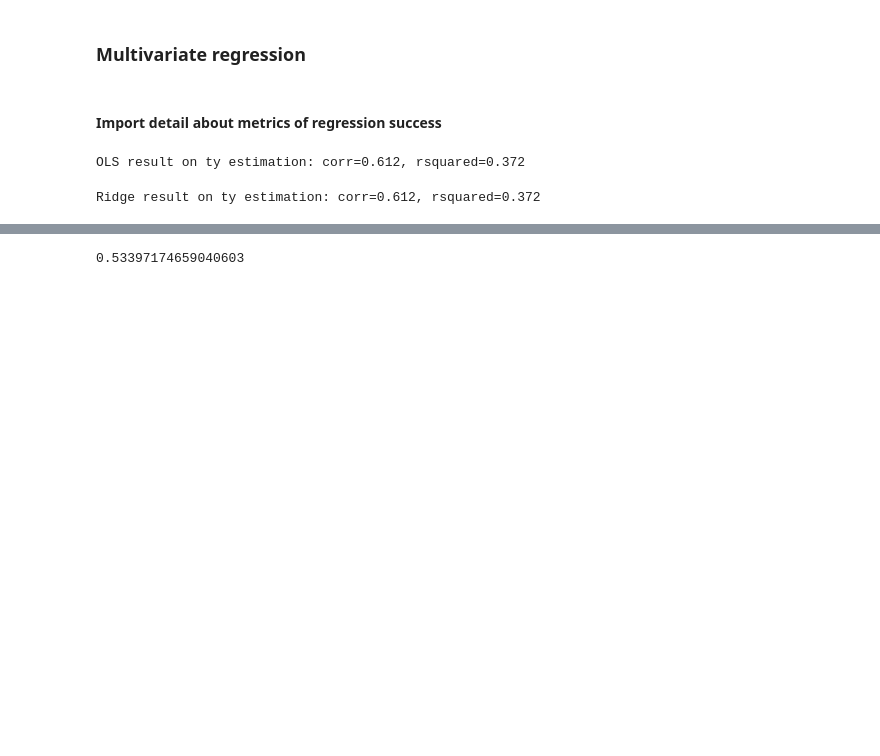
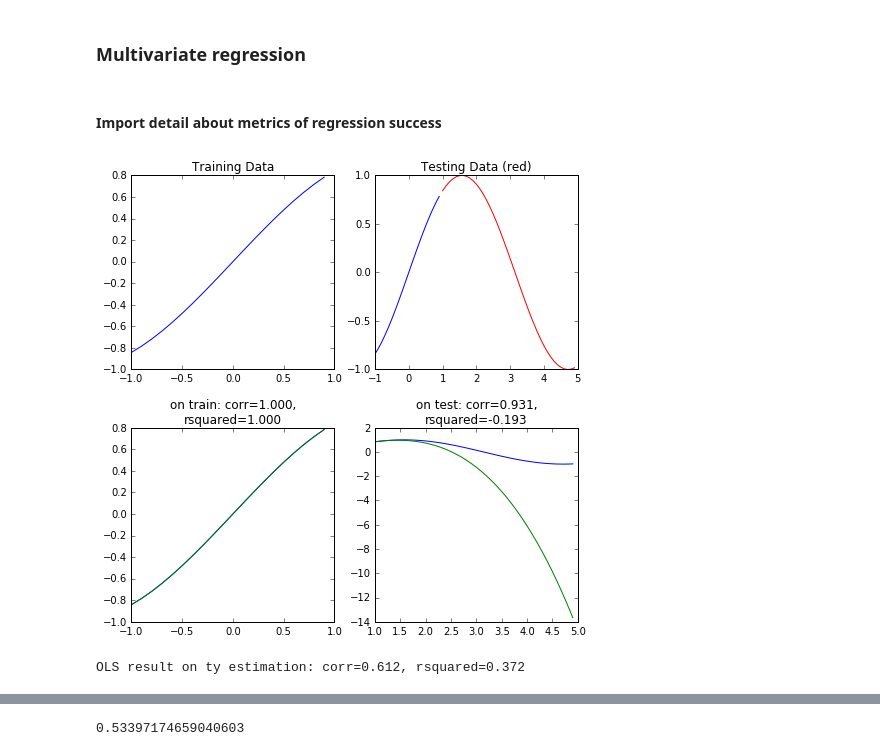
Before and after one commit to neuroailab/psych253, a Jupyter notebook: Lecture7.ipynb, the cells around one changed output, grey strips where cells are left out. Cells and saved outputs as stored; diff of their text form; code cells hidden in the pictures; blank space fills up the shorter version.

```diff
--- a/Lecture7.ipynb
+++ b/Lecture7.ipynb
@@ -71,39 +95,59 @@ from sklearn.linear_model import LinearRegression
 # %%
+#Let's regress the sine function
 func = np.sin
 
+#we'll train on data range 1
 data1 = np.arange(-1, 1, .1)
+#and test on data range 2
 data2 = np.arange(1, 5, .1)
 y1 = func(data1)
 y2 = func(data2)
 
-predictors1 = np.array([data1**i for i in range(4)]).T
-predictors2 = np.array([data2**i for i in range(4)]).T
+#we'll allow predictors up to the 4th power e.g.
+#4th-order polynomials
+polyorder = 4
+regressors1 = np.array([data1**i for i in range(polyorder)]).T
+regressors2 = np.array([data2**i for i in range(polyorder)]).T
 
-regressor = LinearRegression()
-regressor.fit(predictors1, y1)
-predictions1 = regressor.predict(predictors1)
-predictions2 = regressor.predict(predictors2)
+#now let's fit the model
+model = LinearRegression()
+model.fit(regressors1, y1)
 
+#and get its predictions both on datarange 1 and datarange 2
+predictions1 = model.predict(regressors1) #training data range
+predictions2 = model.predict(regressors2) #testing data range
+
+#and let's look at the correlation metric
 corr1 = stats.pearsonr(y1, predictions1)[0]
 corr2 = stats.pearsonr(y2, predictions2)[0]
 
+#as well as the rsquared metric
 rs1 = rsquared(y1, predictions1)
 rs2 = rsquared(y2, predictions2)
 
 fig = plt.figure(figsize=(8, 8))
 plt.subplot(2, 2, 1)
 plt.plot(data1, y1)
 plt.title('Training Data')
 plt.subplot(2, 2, 2)
 plt.plot(data1, y1)
 plt.plot(data2, y2, color='r')
 plt.title('Testing Data (red)')
 plt.subplot(2, 2, 3)
 plt.plot(data1, y1)
 plt.plot(data1, predictions1)
-plot.title('on train: corr=%.3f, rsquared=%.3f' % (corr1, rs1))
+plt.title('on train: corr=%.3f,\nrsquared=%.3f' % (corr1, rs1))
 plt.subplot(2, 2, 4)
 plt.plot(data2, y2)
 plt.plot(data2, predictions2)
-plot.title('on train: corr=%.3f, rsquared=%.3f' % (corr2, rs))
+plt.title('on test: corr=%.3f,\nrsquared=%.3f' % (corr2, rs2))
+
+plt.subplots_adjust(hspace=.3)
+
+#the correlation metric is misleading. actually the rsquared metric is negative
+#which means that the testing data it would have been better to pick the mean
+#than to use the predictions here.  bad overfitting.  but not easily shown
+#by looking at the correlation metric
+# %% [output]
+[figure, added]
 # %%
@@ -259,22 +298,26 @@ from sklearn.linear_model import (Ridge,
 # %%
-splits = cv.get_splits(metadata=meta_array,
-                           split_by_func=lambda x: x['object_name'],  #we're balancing splits by object
-                           num_splits=5,
-                           num_per_class_test=5,
-                           num_per_class_train=75,
-                           train_filter=lambda x: x['variation_level'] != 'V0',
-                           test_filter=lambda x: x['variation_level']  != 'V0'
-                           )
+def test_regression_method(features, model_class, model_args, key):
+    splits = cv.get_splits(metadata=meta_array,
+                               split_by_func=lambda x: x['object_name'],  #we're balancing splits by object
+                               num_splits=5,
+                               num_per_class_test=5,
+                               num_per_class_train=75,
+                               train_filter=lambda x: x['variation_level'] != 'V0',
+                               test_filter=lambda x: x['variation_level']  != 'V0'
+                               )
 
-res = train_and_test_scikit_regressor(features=IT_Neural_Data,
-                                labels=meta_array['translation_y'],
-                                splits=splits,
-                                model_class=Ridge,
-                                model_args={'alpha':1e-3},
-                                feature_norm=False)
+    t0 = time.time()
+    res = train_and_test_scikit_regressor(features=features,
+                                    labels=meta_array[key],
+                                    splits=splits,
+                                    model_class=model_class,
+                                    model_args=model_args,
+                                    feature_norm=False)
+    t1 = time.time() - t0
 
-rval = res['test']['mean_pearson']
-rs = res['test']['mean_rsquared']
-print('Ridge result on ty estimation: corr=%.3f, rsquared=%.3f' % (rval, rs))
+    rval = res['test']['mean_pearson']
+    rs = res['test']['mean_rsquared']
+    cname = str(model_class)
+    print('%s result on %s estimation: corr=%.3f, rsquared=%.3f; took %.3fs' % (cname, key, rval, rs, t1))
+
+    return res
-# %% [output]
-Ridge result on ty estimation: corr=0.612, rsquared=0.372
```
Also changed, not shown: parts of 25 cells of this notebook.
